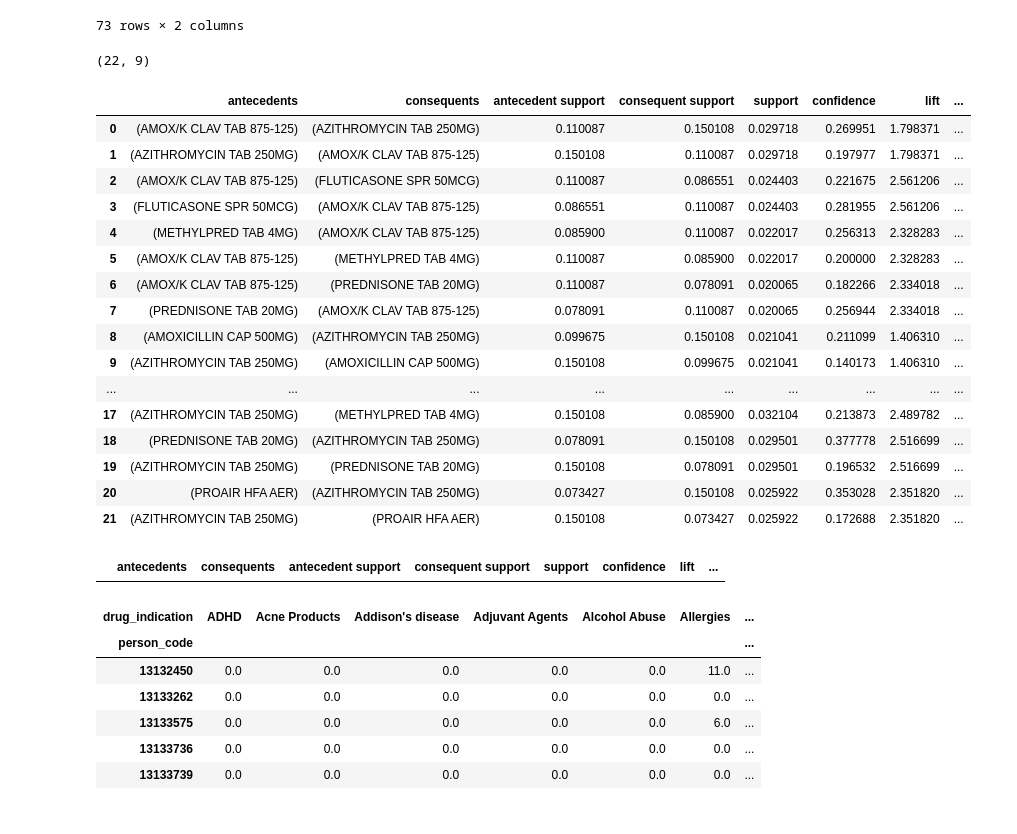
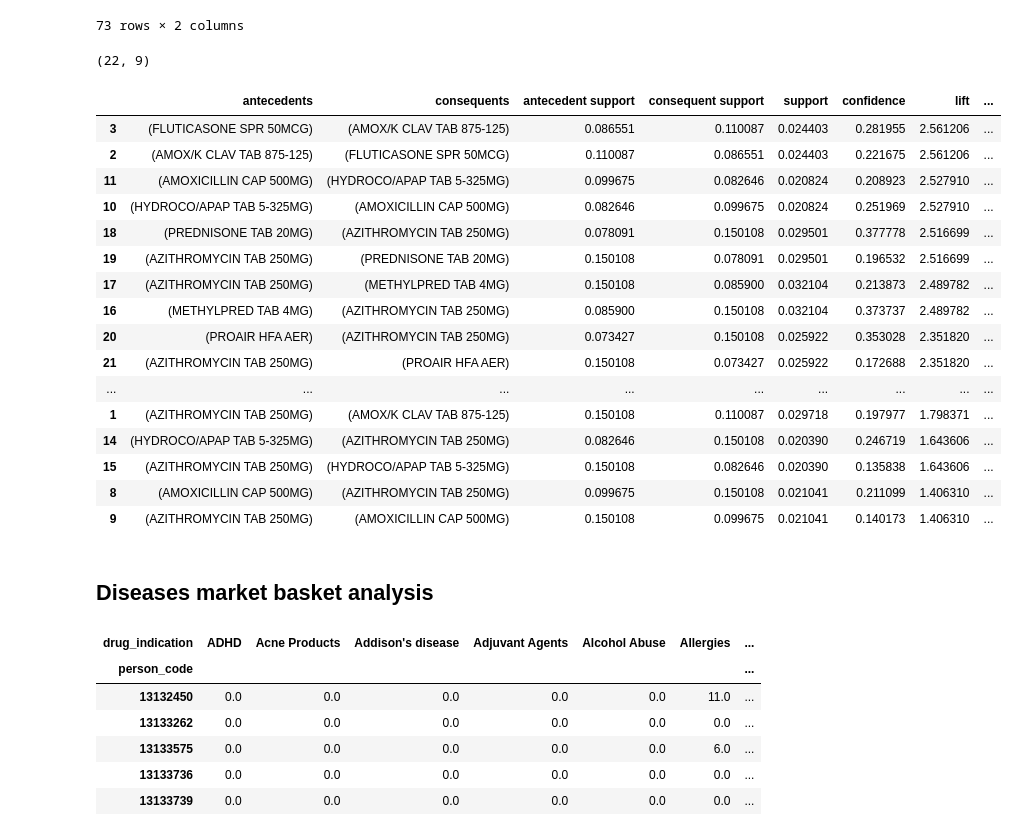
Before and after one commit to DorkNstein/data_modeling, a Jupyter notebook: market_basket_drug.ipynb, the cells around one changed output. Saved outputs shown, nothing was run; the diff lists cells and outputs as text; code cells hidden in the pictures.

```diff
--- a/market_basket_drug.ipynb
+++ b/market_basket_drug.ipynb
@@ -122,31 +106,28 @@ frequent_itemsets
 # %%
 rules = association_rules(frequent_itemsets, metric="lift")
 display(rules.shape)
-rules
+rules.sort_values(['lift', 'confidence', 'support'], ascending=[False, False, False])
 # %% [output]
 (22, 9)
 |  | antecedents | consequents | antecedent support | consequent support | support | confidence | lift | ... |
-| 0 | (AMOX/K CLAV TAB 875-125) | (AZITHROMYCIN TAB 250MG) | 0.110087 | 0.150108 | 0.029718 | 0.269951 | 1.798371 | ... |
+| 3 | (FLUTICASONE SPR 50MCG) | (AMOX/K CLAV TAB 875-125) | 0.086551 | 0.110087 | 0.024403 | 0.281955 | 2.561206 | ... |
+| 2 | (AMOX/K CLAV TAB 875-125) | (FLUTICASONE SPR 50MCG) | 0.110087 | 0.086551 | 0.024403 | 0.221675 | 2.561206 | ... |
+| 11 | (AMOXICILLIN CAP 500MG) | (HYDROCO/APAP TAB 5-325MG) | 0.099675 | 0.082646 | 0.020824 | 0.208923 | 2.527910 | ... |
+| 10 | (HYDROCO/APAP TAB 5-325MG) | (AMOXICILLIN CAP 500MG) | 0.082646 | 0.099675 | 0.020824 | 0.251969 | 2.527910 | ... |
+| 18 | (PREDNISONE TAB 20MG) | (AZITHROMYCIN TAB 250MG) | 0.078091 | 0.150108 | 0.029501 | 0.377778 | 2.516699 | ... |
+| 19 | (AZITHROMYCIN TAB 250MG) | (PREDNISONE TAB 20MG) | 0.150108 | 0.078091 | 0.029501 | 0.196532 | 2.516699 | ... |
+| 17 | (AZITHROMYCIN TAB 250MG) | (METHYLPRED TAB 4MG) | 0.150108 | 0.085900 | 0.032104 | 0.213873 | 2.489782 | ... |
+| 16 | (METHYLPRED TAB 4MG) | (AZITHROMYCIN TAB 250MG) | 0.085900 | 0.150108 | 0.032104 | 0.373737 | 2.489782 | ... |
+| 20 | (PROAIR HFA AER) | (AZITHROMYCIN TAB 250MG) | 0.073427 | 0.150108 | 0.025922 | 0.353028 | 2.351820 | ... |
+| 21 | (AZITHROMYCIN TAB 250MG) | (PROAIR HFA AER) | 0.150108 | 0.073427 | 0.025922 | 0.172688 | 2.351820 | ... |
+| ... | ... | ... | ... | ... | ... | ... | ... | ... |
 | 1 | (AZITHROMYCIN TAB 250MG) | (AMOX/K CLAV TAB 875-125) | 0.150108 | 0.110087 | 0.029718 | 0.197977 | 1.798371 | ... |
-| 2 | (AMOX/K CLAV TAB 875-125) | (FLUTICASONE SPR 50MCG) | 0.110087 | 0.086551 | 0.024403 | 0.221675 | 2.561206 | ... |
-| 3 | (FLUTICASONE SPR 50MCG) | (AMOX/K CLAV TAB 875-125) | 0.086551 | 0.110087 | 0.024403 | 0.281955 | 2.561206 | ... |
-| 4 | (METHYLPRED TAB 4MG) | (AMOX/K CLAV TAB 875-125) | 0.085900 | 0.110087 | 0.022017 | 0.256313 | 2.328283 | ... |
-| 5 | (AMOX/K CLAV TAB 875-125) | (METHYLPRED TAB 4MG) | 0.110087 | 0.085900 | 0.022017 | 0.200000 | 2.328283 | ... |
-| 6 | (AMOX/K CLAV TAB 875-125) | (PREDNISONE TAB 20MG) | 0.110087 | 0.078091 | 0.020065 | 0.182266 | 2.334018 | ... |
-| 7 | (PREDNISONE TAB 20MG) | (AMOX/K CLAV TAB 875-125) | 0.078091 | 0.110087 | 0.020065 | 0.256944 | 2.334018 | ... |
+| 14 | (HYDROCO/APAP TAB 5-325MG) | (AZITHROMYCIN TAB 250MG) | 0.082646 | 0.150108 | 0.020390 | 0.246719 | 1.643606 | ... |
+| 15 | (AZITHROMYCIN TAB 250MG) | (HYDROCO/APAP TAB 5-325MG) | 0.150108 | 0.082646 | 0.020390 | 0.135838 | 1.643606 | ... |
 | 8 | (AMOXICILLIN CAP 500MG) | (AZITHROMYCIN TAB 250MG) | 0.099675 | 0.150108 | 0.021041 | 0.211099 | 1.406310 | ... |
 | 9 | (AZITHROMYCIN TAB 250MG) | (AMOXICILLIN CAP 500MG) | 0.150108 | 0.099675 | 0.021041 | 0.140173 | 1.406310 | ... |
-| ... | ... | ... | ... | ... | ... | ... | ... | ... |
-| 17 | (AZITHROMYCIN TAB 250MG) | (METHYLPRED TAB 4MG) | 0.150108 | 0.085900 | 0.032104 | 0.213873 | 2.489782 | ... |
-| 18 | (PREDNISONE TAB 20MG) | (AZITHROMYCIN TAB 250MG) | 0.078091 | 0.150108 | 0.029501 | 0.377778 | 2.516699 | ... |
-| 19 | (AZITHROMYCIN TAB 250MG) | (PREDNISONE TAB 20MG) | 0.150108 | 0.078091 | 0.029501 | 0.196532 | 2.516699 | ... |
-| 20 | (PROAIR HFA AER) | (AZITHROMYCIN TAB 250MG) | 0.073427 | 0.150108 | 0.025922 | 0.353028 | 2.351820 | ... |
-| 21 | (AZITHROMYCIN TAB 250MG) | (PROAIR HFA AER) | 0.150108 | 0.073427 | 0.025922 | 0.172688 | 2.351820 | ... |
-# %%
-rules[ (rules['lift'] >= 6) &
-       (rules['confidence'] >= 0.8) ]
-# %% [output]
-|  | antecedents | consequents | antecedent support | consequent support | support | confidence | lift | ... |
+# %% [markdown]
+## Diseases market basket analysis
 # %%
 basket_i = (df
           .groupby(['person_code', 'drug_indication'])['id']
```
Also changed, not shown: parts of 6 cells of this notebook, 7 other files.
